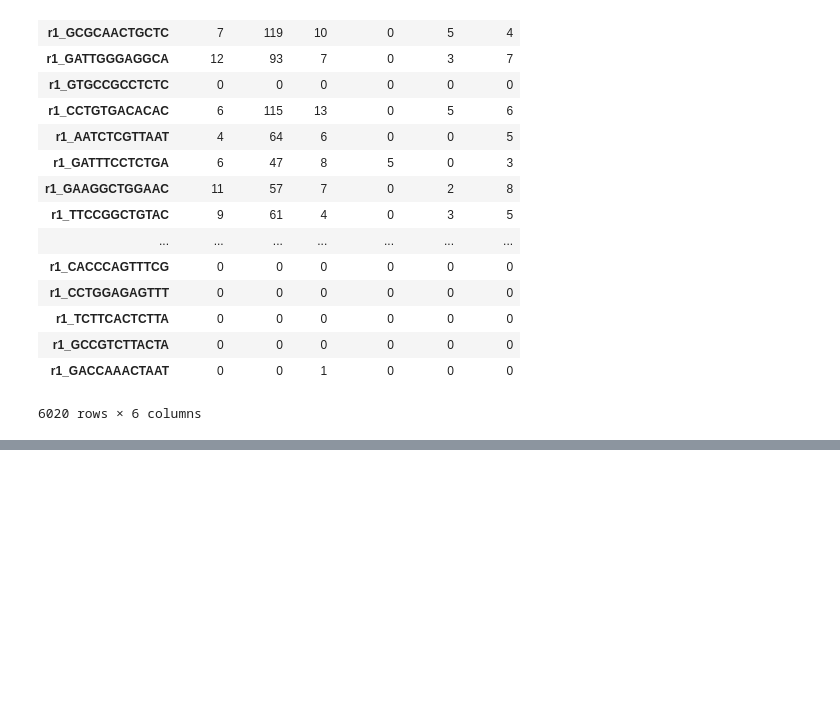
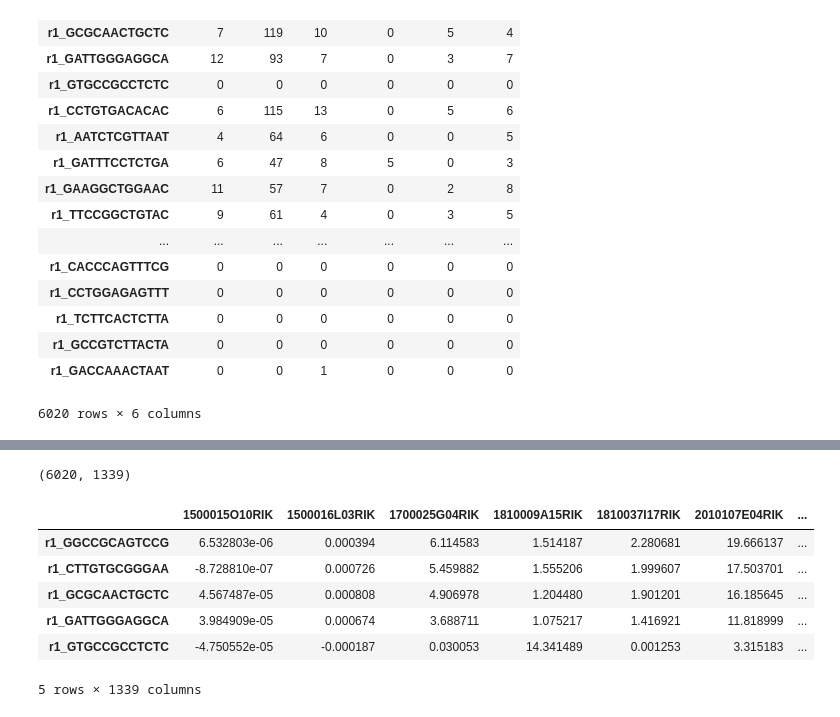
Before and after one commit to olgabot/macosko2015, a Jupyter notebook: notebooks/05_make_rentina_subsets_for_teaching.ipynb, the cells around one changed output, grey strips where cells are left out. Cells and saved outputs as stored; diff of their text form; code cells hidden in the pictures; blank space fills up the shorter version.

```diff
--- a/notebooks/05_make_rentina_subsets_for_teaching.ipynb
+++ b/notebooks/05_make_rentina_subsets_for_teaching.ipynb
@@ -120,9 +120,9 @@ table1.head()
 ## Add retinal cell cluster metadata
 # %%
 csv = os.path.join(common.DATA_FOLDER, '03_make_cell_metadata', 'cell_metadata.csv')
-cluster_names = pd.read_csv(csv, index_col=0, squeeze=True)
-print(cluster_names.shape)
-cluster_names.head()
+cell_metadata = pd.read_csv(csv, index_col=0, squeeze=True)
+print(cell_metadata.shape)
+cell_metadata.head()
 # %% [output]
 (44808, 4)
 |  | cluster_id | celltype | cluster_n | cluster_celltype_with_id |
@@ -680,9 +680,9 @@ table1_diff_genes.head()
 
 If they don't, it's probably because they were dropped at an earlier stage of the analysis
 # %%
-table1_cluster_names = cluster_names['cluster_id'].loc[table1_diff_genes.index].dropna()
-print(table1_cluster_names.shape)
-table1_cluster_names.head()
+table1_cell_metadata = cell_metadata['cluster_id'].loc[table1_diff_genes.index].dropna()
+print(table1_cell_metadata.shape)
+table1_cell_metadata.head()
 # %% [output]
 (6020,)
 r1_GGCCGCAGTCCG    cluster_02
@@ -789,0 +826,13 @@ table1_diff_genes_cells[['NRXN2', 'ATP1B1', 'PAX6', 'SLC32A1', 'SLC6A1', 'ELAVL3
+# %%
+lowrank_df = pd.DataFrame(lowrank, index=table1_diff_genes_cells.index, columns=table1_diff_genes_cells.columns)
+print(lowrank_df.shape)
+lowrank_df.head()
+# %% [output]
+(6020, 1339)
+|  | 1500015O10RIK | 1500016L03RIK | 1700025G04RIK | 1810009A15RIK | 1810037I17RIK | 2010107E04RIK | ... |
+| r1_GGCCGCAGTCCG | 6.532803e-06 | 0.000394 | 6.114583 | 1.514187 | 2.280681 | 19.666137 | ... |
+| r1_CTTGTGCGGGAA | -8.728810e-07 | 0.000726 | 5.459882 | 1.555206 | 1.999607 | 17.503701 | ... |
+| r1_GCGCAACTGCTC | 4.567487e-05 | 0.000808 | 4.906978 | 1.204480 | 1.901201 | 16.185645 | ... |
+| r1_GATTGGGAGGCA | 3.984909e-05 | 0.000674 | 3.688711 | 1.075217 | 1.416921 | 11.818999 | ... |
+| r1_GTGCCGCCTCTC | -4.750552e-05 | -0.000187 | 0.030053 | 14.341489 | 0.001253 | 3.315183 | ... |
+5 rows × 1339 columns
```
Also changed, not shown: parts of 30 cells of this notebook, 6 other files.
